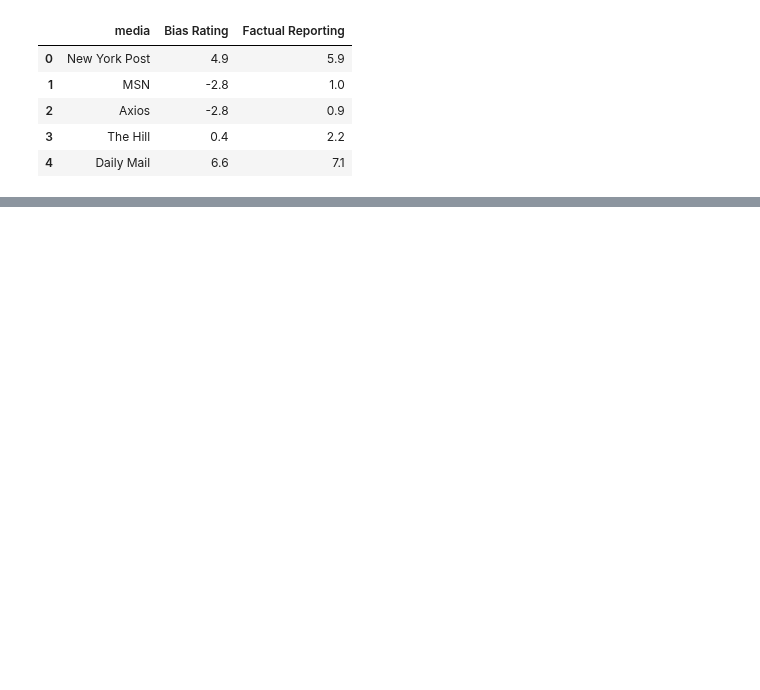
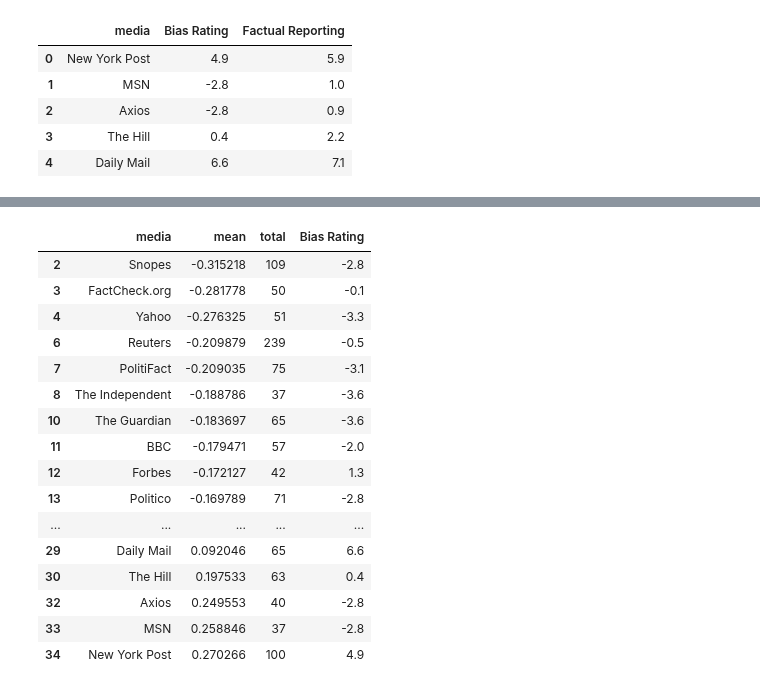
Before and after one commit to kminesaki/CommunityNotes-CiteNet, a Jupyter notebook: notebook/3_1_mbfc_comparison.ipynb, the cells around one changed output, grey strips where cells are left out. Saved outputs shown, nothing was run; the diff lists cells and outputs as text; code cells hidden in the pictures; blank space fills up the shorter version.

```diff
--- a/notebook/3_1_mbfc_comparison.ipynb
+++ b/notebook/3_1_mbfc_comparison.ipynb
@@ -142,2 +142,22 @@ plt.show()
+# %%
+filtered_df
+# %% [output]
+|  | media | mean | total | Bias Rating |
+| 2 | Snopes | -0.315218 | 109 | -2.8 |
+| 3 | FactCheck.org | -0.281778 | 50 | -0.1 |
+| 4 | Yahoo | -0.276325 | 51 | -3.3 |
+| 6 | Reuters | -0.209879 | 239 | -0.5 |
+| 7 | PolitiFact | -0.209035 | 75 | -3.1 |
+| 8 | The Independent | -0.188786 | 37 | -3.6 |
+| 10 | The Guardian | -0.183697 | 65 | -3.6 |
+| 11 | BBC | -0.179471 | 57 | -2.0 |
+| 12 | Forbes | -0.172127 | 42 | 1.3 |
+| 13 | Politico | -0.169789 | 71 | -2.8 |
+| ... | ... | ... | ... | ... |
+| 29 | Daily Mail | 0.092046 | 65 | 6.6 |
+| 30 | The Hill | 0.197533 | 63 | 0.4 |
+| 32 | Axios | 0.249553 | 40 | -2.8 |
+| 33 | MSN | 0.258846 | 37 | -2.8 |
+| 34 | New York Post | 0.270266 | 100 | 4.9 |
 # %%
 # filter out rows with NaN values in 'Bias Rating' (filter out new media sources not in MBFC dataset)
```
Also changed, not shown: parts of 8 cells of this notebook.
